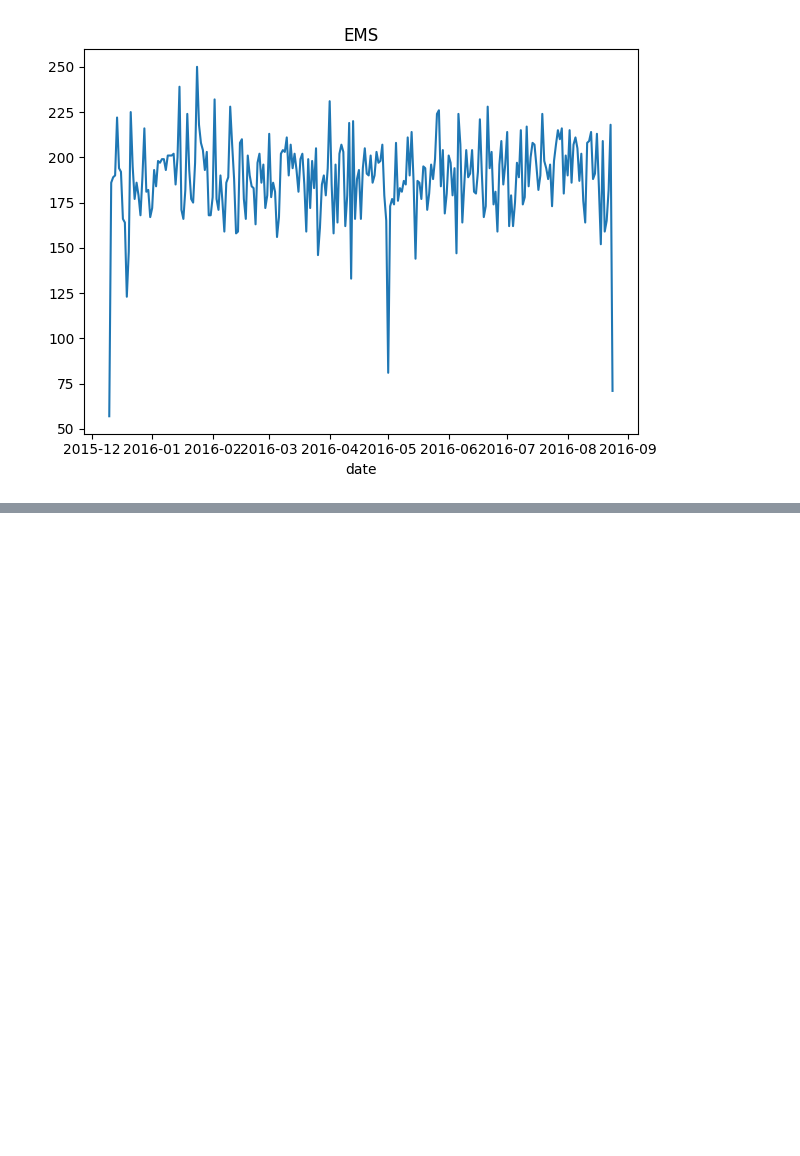
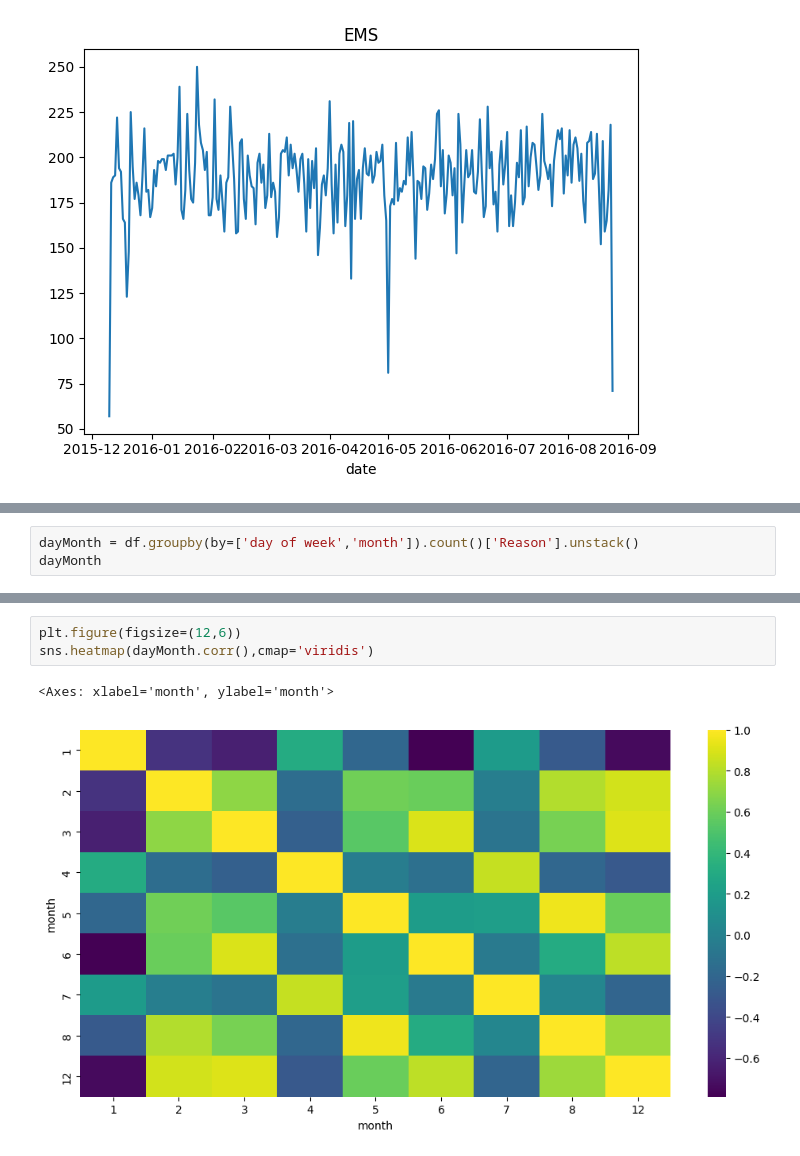
Before and after one commit to KemalYukselir/911_Calls_Analysis, a Jupyter notebook: 911_EDA.ipynb, the cells around one changed output, grey strips where cells are left out. Cells and saved outputs as stored; diff of their text form; blank space fills up the shorter version.

Commit message:
Checking day of week by month

```diff
--- a/911_EDA.ipynb
+++ b/911_EDA.ipynb
@@ -228,0 +248,3 @@ plt.tight_layout()
+# %%
+dayMonth = df.groupby(by=['day of week','month']).count()['Reason'].unstack()
+dayMonth
@@ -228,0 +261,6 @@ plt.tight_layout()
+# %%
+plt.figure(figsize=(12,6))
+sns.heatmap(dayMonth.corr(),cmap='viridis')
+# %% [output]
+<Axes: xlabel='month', ylabel='month'>
+[figure, added]
```
Also changed, not shown: parts of 5 cells of this notebook.
